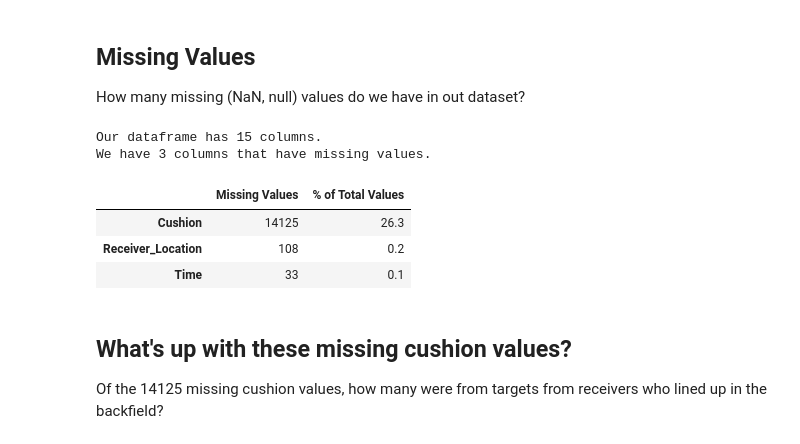
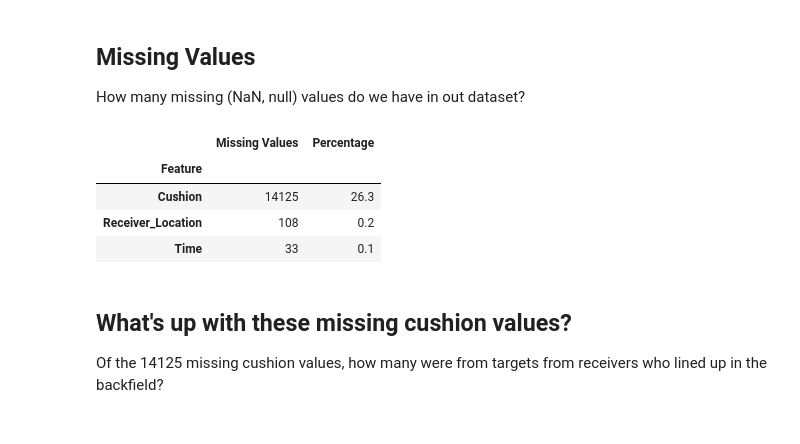
Before and after one commit to Jesse-Cohen/Separation-Above-Expectation, a Jupyter notebook: Notebooks/Data_Cleaning.ipynb, the cells around one changed output. Drawn from its saved outputs; the diff is of its cells as text; code cells hidden in the pictures.

```diff
--- a/Notebooks/Data_Cleaning.ipynb
+++ b/Notebooks/Data_Cleaning.ipynb
@@ -151,29 +156,20 @@ We dropped 49 rows with a separation over 14.5 yards, or 0.09% of our dataset
 ## Missing Values
 
 How many missing (NaN, null) values do we have in out dataset?
-# %%
-def missing_values_table(df):
-        mis_val = df.isnull().sum()
-        mis_val_percent = 100 * df.isnull().sum() / len(df)
-        mis_val_table = pd.concat([mis_val, mis_val_percent], axis=1)
-        mis_val_table_ren_columns = mis_val_table.rename(
-        columns = {0 : 'Missing Values', 1 : '% of Total Values'})
-        mis_val_table_ren_columns = mis_val_table_ren_columns[
-            mis_val_table_ren_columns.iloc[:,1] != 0].sort_values(
-        '% of Total Values', ascending=False).round(1)
-        print ("Our dataframe has " + str(df.shape[1]) + " columns.\n"
-            "We have " + str(mis_val_table_ren_columns.shape[0]) +
-              " columns that have missing values.")
-        return mis_val_table_ren_columns
-
-missing_values_table(Features)
-# %% [output]
-Our dataframe has 15 columns.
-We have 3 columns that have missing values.
-|  | Missing Values | % of Total Values |
-| Cushion | 14125 | 26.3 |
-| Receiver_Location | 108 | 0.2 |
-| Time | 33 | 0.1 |
+# %%
+def missing_values_table(df):
+    mv = pd.DataFrame({'Feature':df.columns, 'Missing Values':[df[col].isnull().sum() for col in df.columns]})
+    mv['Percentage'] = mv['Missing Values']*100.0/len(df)
+    mv = mv.loc[mv['Missing Values'] > 0].sort_values('Percentage', ascending=False).round(1).set_index('Feature')
+    return mv
+
+missing_values_table(Features)
+# %% [output]
+|  | Missing Values | Percentage |
+| Feature |  |  |
+| Cushion | 14125 | 26.3 |
+| Receiver_Location | 108 | 0.2 |
+| Time | 33 | 0.1 |
 # %% [markdown]
 ## What's up with these missing cushion values?
 
```
Also changed, not shown: parts of 10 cells of this notebook.
